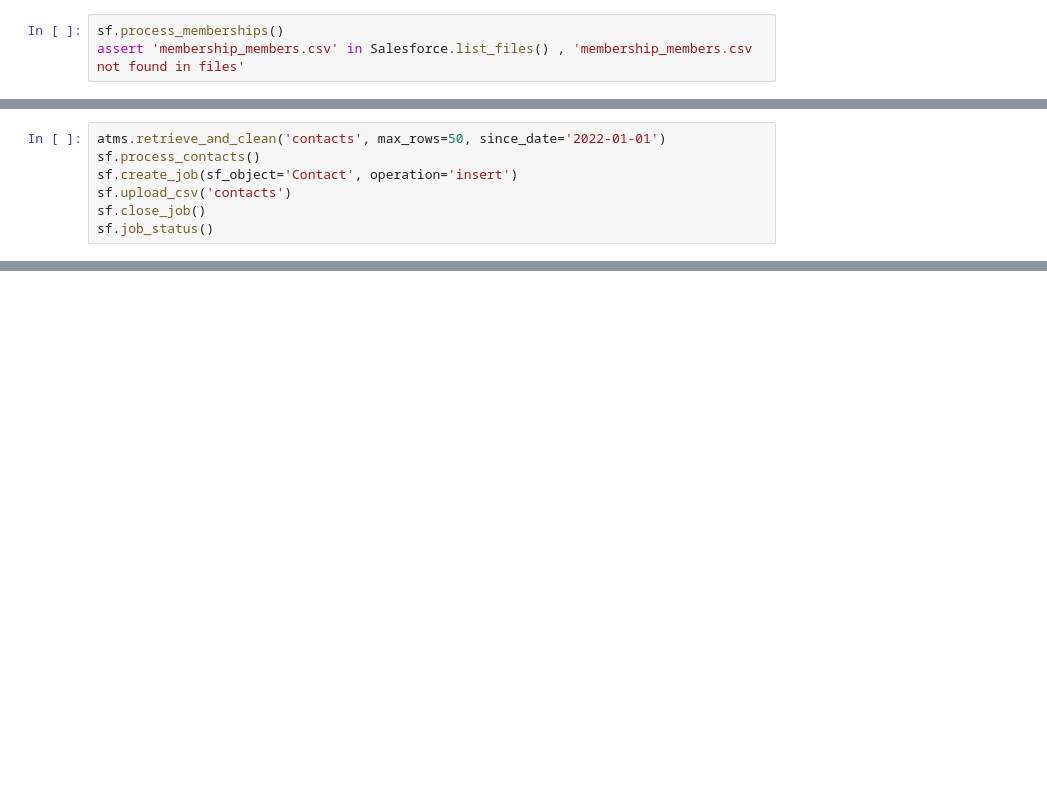
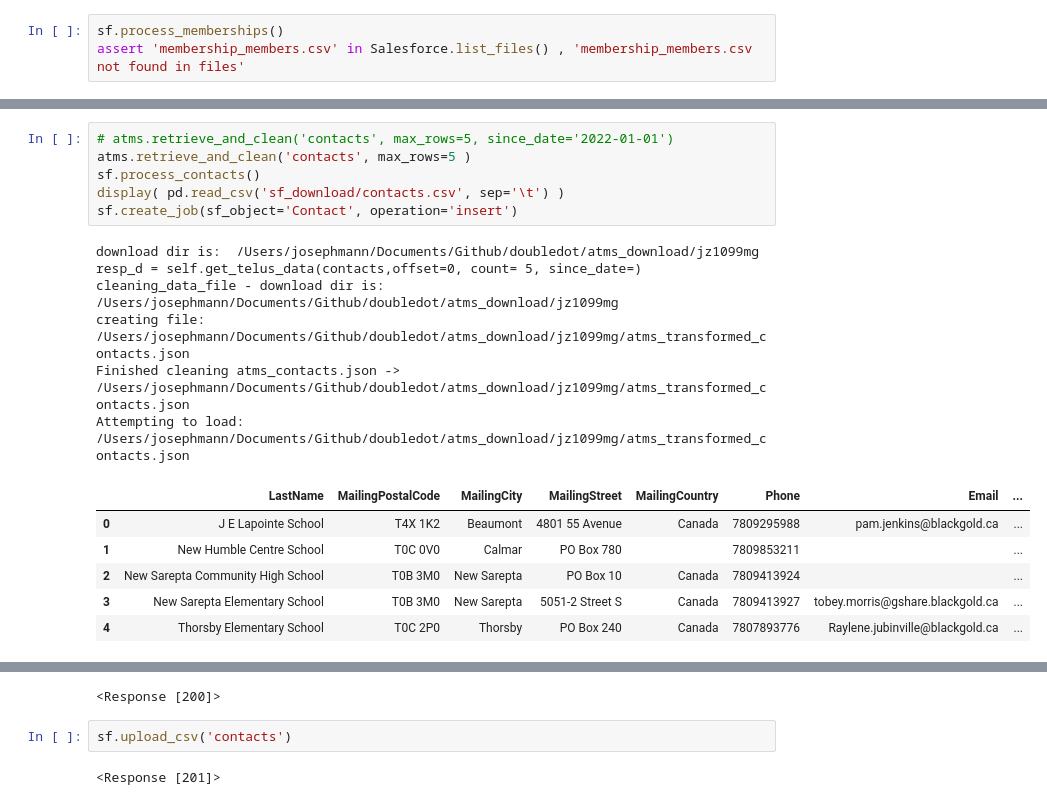
Before and after one commit to josephsmann/doubledot, a Jupyter notebook: SalesforceTest.ipynb, the cells around one changed output, grey strips where cells are left out. Saved outputs shown, nothing was run; the diff lists cells and outputs as text; blank space fills up the shorter version.

Commit message:
Response weirdness now understood a little better

```diff
--- a/SalesforceTest.ipynb
+++ b/SalesforceTest.ipynb
@@ -65,7 +86,19 @@ sf_download
 # %%
-atms.retrieve_and_clean('contacts', max_rows=50, since_date='2022-01-01')
+# atms.retrieve_and_clean('contacts', max_rows=5, since_date='2022-01-01')
+atms.retrieve_and_clean('contacts', max_rows=5 )
 sf.process_contacts()
+display( pd.read_csv('sf_download/contacts.csv', sep='\t') )
 sf.create_job(sf_object='Contact', operation='insert')
-sf.upload_csv('contacts')
-sf.close_job()
-sf.job_status()
+# %% [output]
+download dir is:  /Users/josephmann/Documents/Github/doubledot/atms_download/jz1099mg
+resp_d = self.get_telus_data(contacts,offset=0, count= 5, since_date=)
+cleaning_data_file - download dir is:  /Users/josephmann/Documents/Github/doubledot/atms_download/jz1099mg
+creating file:  /Users/josephmann/Documents/Github/doubledot/atms_download/jz1099mg/atms_transformed_contacts.json
+Finished cleaning atms_contacts.json -> /Users/josephmann/Documents/Github/doubledot/atms_download/jz1099mg/atms_transformed_contacts.json
+Attempting to load:  /Users/josephmann/Documents/Github/doubledot/atms_download/jz1099mg/atms_transformed_contacts.json
+|  | LastName | MailingPostalCode | MailingCity | MailingStreet | MailingCountry | Phone | Email | ... |
+| 0 | J E Lapointe School | T4X 1K2 | Beaumont | 4801 55 Avenue | Canada | 7809295988 | pam.jenkins@blackgold.ca | ... |
+| 1 | New Humble Centre School | T0C 0V0 | Calmar | PO Box 780 |  | 7809853211 |  | ... |
+| 2 | New Sarepta Community High School | T0B 3M0 | New Sarepta | PO Box 10 | Canada | 7809413924 |  | ... |
+| 3 | New Sarepta Elementary School | T0B 3M0 | New Sarepta | 5051-2 Street S | Canada | 7809413927 | tobey.morris@gshare.blackgold.ca | ... |
+| 4 | Thorsby Elementary School | T0C 2P0 | Thorsby | PO Box 240 | Canada | 7807893776 | Raylene.jubinville@blackgold.ca | ... |
@@ -71,0 +107,5 @@ sf.job_status()
+<Response [200]>
+# %%
+sf.upload_csv('contacts')
+# %% [output]
+<Response [201]>
```
Also changed, not shown: parts of 10 cells of this notebook, 8 other files.
